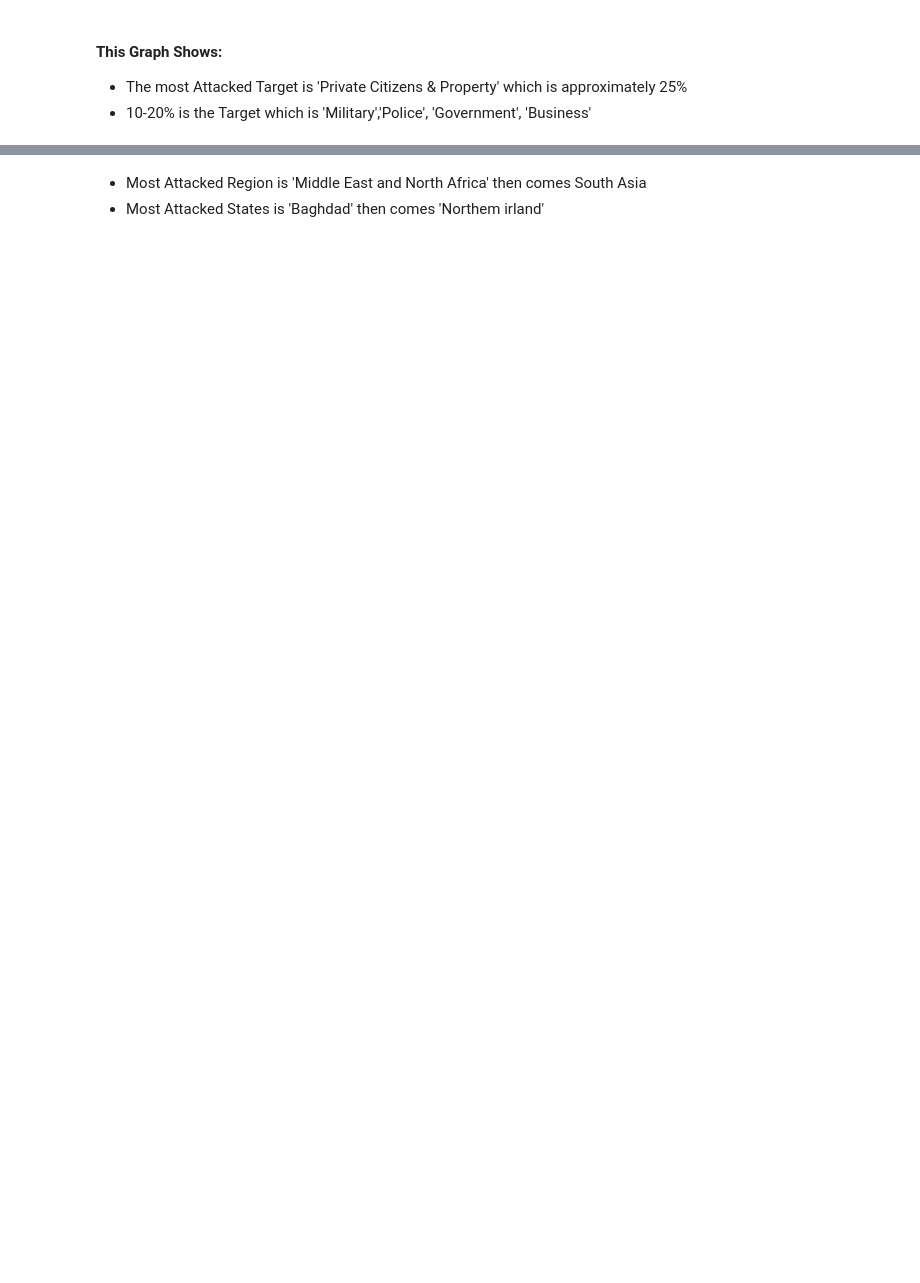
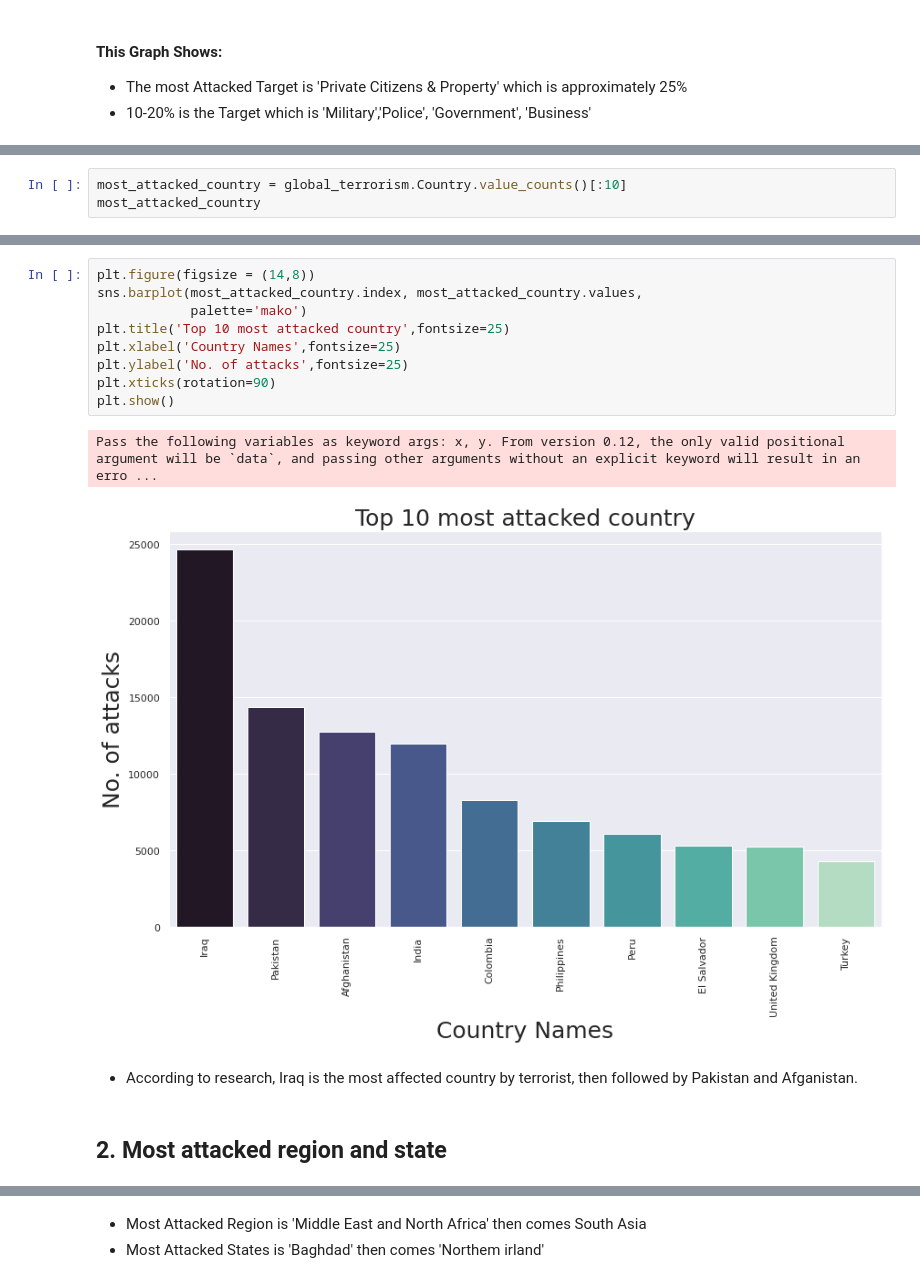
Before and after one commit to msatyajit7045/EDA-on-Global-Terrorim, a Jupyter notebook: EDA_on_Global_Terrorism.ipynb, the cells around one changed output, grey strips where cells are left out. Drawn from its saved outputs; the diff is of its cells as text; blank space fills up the shorter version.

```diff
--- a/EDA_on_Global_Terrorism.ipynb
+++ b/EDA_on_Global_Terrorism.ipynb
@@ -434,0 +498,3 @@ plt.show()
+# %%
+most_attacked_country = global_terrorism.Country.value_counts()[:10]
+most_attacked_country
@@ -435,3 +513,19 @@ plt.show()
+# %%
+plt.figure(figsize = (14,8))
+sns.barplot(most_attacked_country.index, most_attacked_country.values,
+            palette='mako')
+plt.title('Top 10 most attacked country',fontsize=25)
+plt.xlabel('Country Names',fontsize=25)
+plt.ylabel('No. of attacks',fontsize=25)
+plt.xticks(rotation=90)
+plt.show()
+# %% [output]
+Pass the following variables as keyword args: x, y. From version 0.12, the only valid positional argument will be `data`, and passing other arguments without an explicit keyword will result in an erro ...
+[figure, added]
+# %% [markdown]
+* According to research, Iraq is the most affected country by terrorist, then followed by Pakistan and Afganistan.
+# %% [markdown]
+## 2. Most attacked region and state
 # %%
 plt.subplot(1,2,1)
 # regions with most attacks
```
Also changed, not shown: parts of 60 cells of this notebook.
